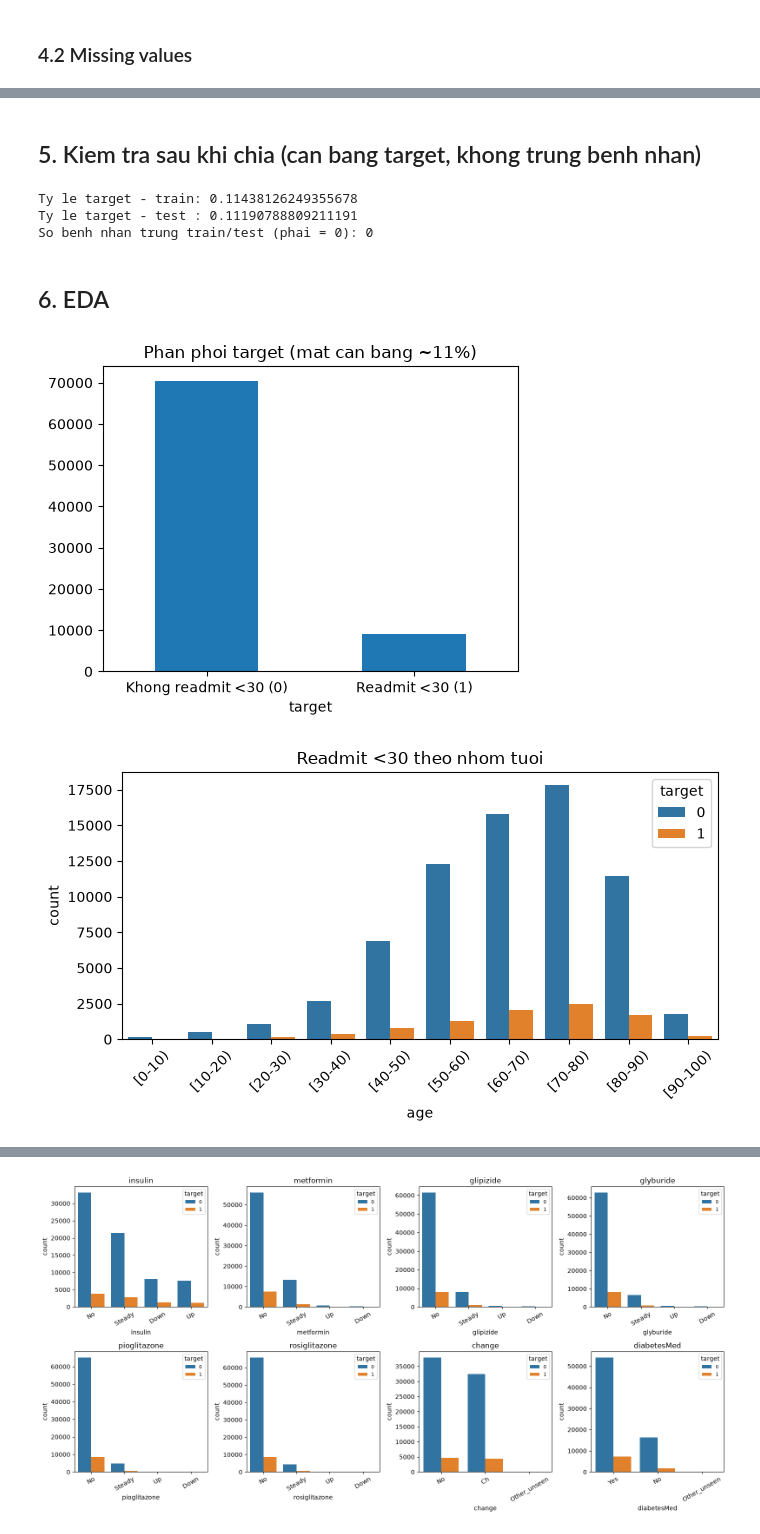
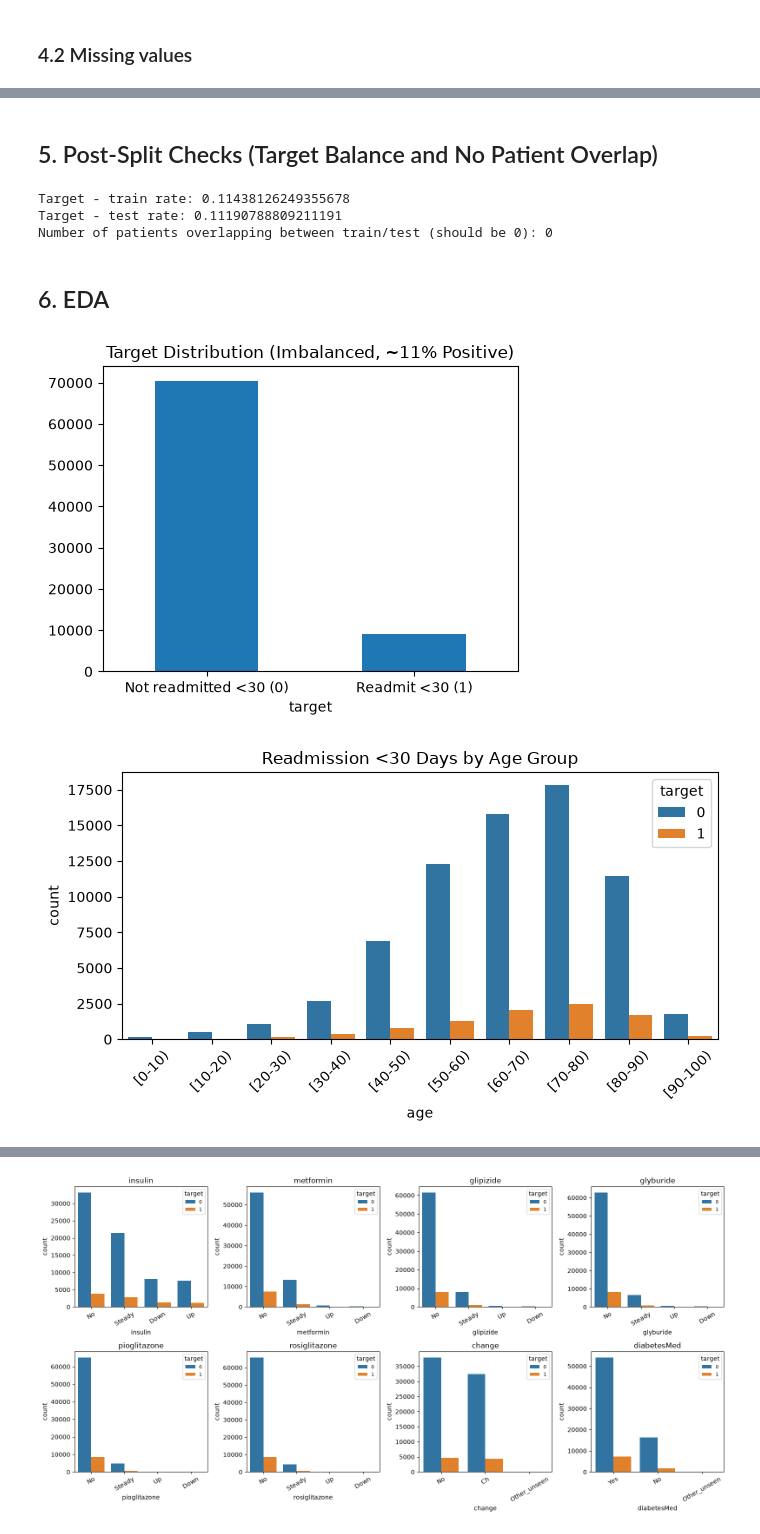
Before and after one commit to nnathuu/diabetes-readmission-prediction, a Jupyter notebook: notebooks/01_data_eda.ipynb, the cells around one changed output, grey strips where cells are left out. Saved outputs shown, nothing was run; the diff lists cells and outputs as text; code cells hidden in the pictures.

```diff
--- a/notebooks/01_data_eda.ipynb
+++ b/notebooks/01_data_eda.ipynb
@@ -66,6 +85,7 @@ Name: count, dtype: int64
 # %%
 df_step1 = basic_clean(df_raw)
 df_step1 = create_target(df_step1)
+df_step1 = group_unknown_ids(df_step1)
 df_step1 = add_diag_groups(df_step1)
 df_step1.shape
 # %% [output]
@@ -148,0 +169,6 @@ dtype: object
+# %%
+from preprocessing import fit_outlier_caps, apply_outlier_caps
+
+outlier_caps = fit_outlier_caps(train_df)
+train_df = apply_outlier_caps(train_df, outlier_caps)
+test_df = apply_outlier_caps(test_df, outlier_caps)
@@ -149,14 +183,14 @@ dtype: object
 # %% [markdown]
-## 5. Kiem tra sau khi chia (can bang target, khong trung benh nhan)
+## 5. Post-Split Checks (Target Balance and No Patient Overlap)
 # %%
-print('Ty le target - train:', train_df['target'].mean())
-print('Ty le target - test :', test_df['target'].mean())
+print('Target - train rate:', train_df['target'].mean())
+print('Target - test rate:', test_df['target'].mean())
 trung_benh_nhan = set(train_df['patient_nbr']) & set(test_df['patient_nbr'])
-print('So benh nhan trung train/test (phai = 0):', len(trung_benh_nhan))
+print('Number of patients overlapping between train/test (should be 0):', len(trung_benh_nhan))
 # %% [output]
-Ty le target - train: 0.11438126249355678
-Ty le target - test : 0.11190788809211191
-So benh nhan trung train/test (phai = 0): 0
+Target - train rate: 0.11438126249355678
+Target - test rate: 0.11190788809211191
+Number of patients overlapping between train/test (should be 0): 0
 # %%
 train_df = train_df.drop(columns=["patient_nbr", "encounter_id"])
 test_df = test_df.drop(columns=["patient_nbr", "encounter_id"])
@@ -165,24 +199,24 @@ test_df = test_df.drop(columns=["patient_nbr", "encounter_id"])
 # %%
 fig, ax = plt.subplots(figsize=(5, 4))
 train_df['target'].value_counts().sort_index().plot(kind='bar', ax=ax)
-ax.set_xticklabels(['Khong readmit <30 (0)', 'Readmit <30 (1)'], rotation=0)
-ax.set_title('Phan phoi target (mat can bang ~11%)')
+ax.set_xticklabels(['Not readmitted <30 (0)', 'Readmit <30 (1)'], rotation=0)
+ax.set_title('Target Distribution (Imbalanced, ~11% Positive)')
 plt.tight_layout()
 plt.savefig(f"{OUTPUT_FIG_DIR}/target_distribution.png", dpi=150)
 plt.show()
 # %% [output]
-[figure, old version]
+[figure, new version]
 # %%
 fig, ax = plt.subplots(figsize=(7, 4))
 sns.countplot(data=train_df, x='age', hue='target', ax=ax,
               order=sorted(train_df['age'].unique()))
-ax.set_title('Readmit <30 theo nhom tuoi')
+ax.set_title('Readmission <30 Days by Age Group')
 plt.xticks(rotation=45)
 plt.tight_layout()
 plt.savefig(f"{OUTPUT_FIG_DIR}/age_vs_target.png", dpi=150)
 plt.show()
 # %% [output]
-[figure, old version]
+[figure, new version]
 # %%
 fig, ax = plt.subplots(figsize=(6, 4))
 sns.boxplot(data=train_df, x='target', y='time_in_hospital', ax=ax)
```
Also changed, not shown: parts of 26 cells of this notebook, 11 other files.
